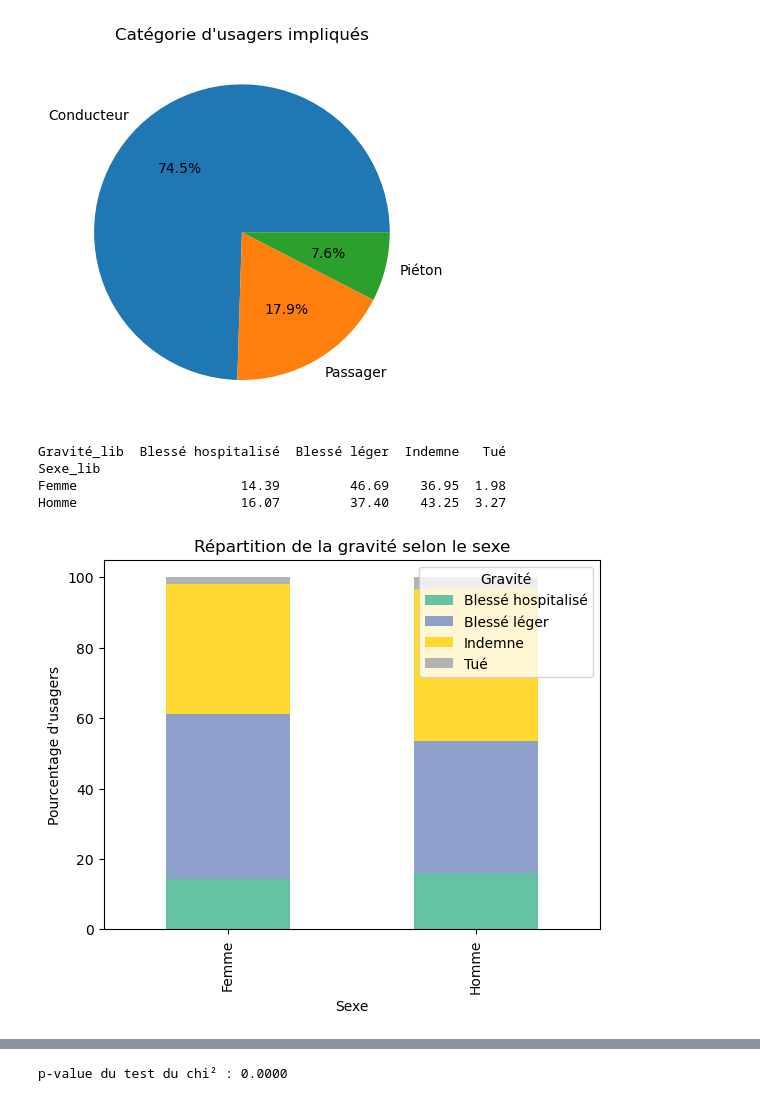
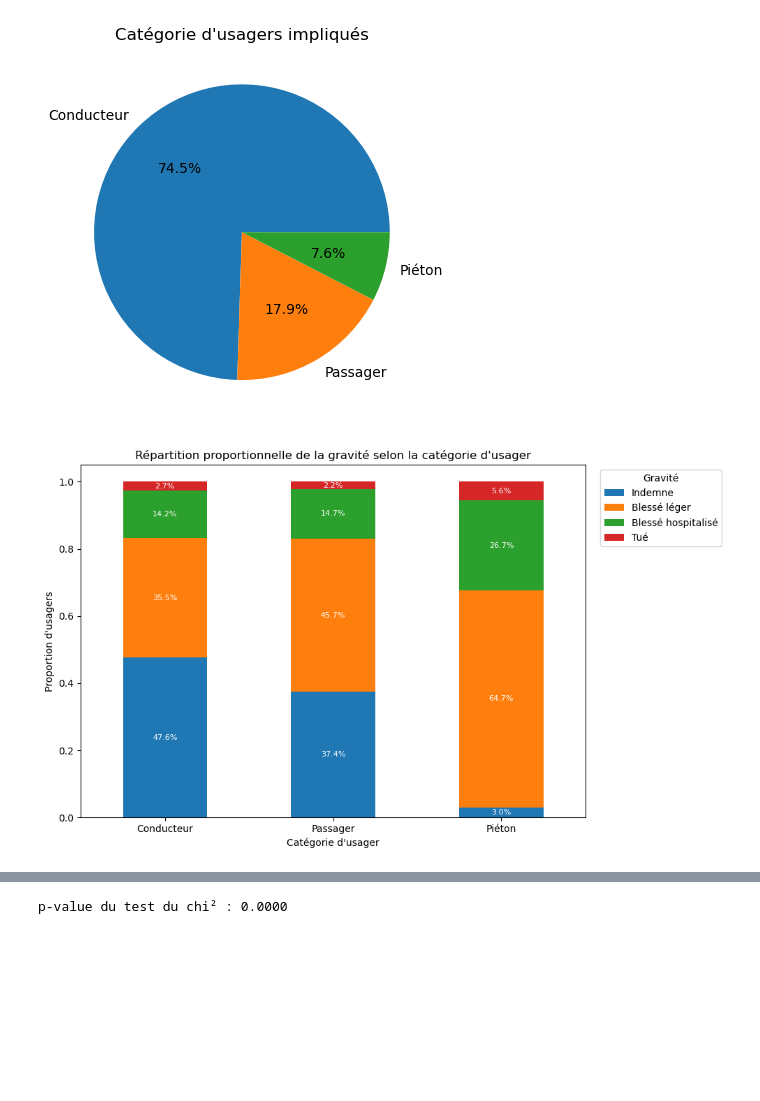
Before and after one commit to OmarELMAMOUNE/Omar-El-Mamoune-CA, a Jupyter notebook: projet stage CA/notebook projet.ipynb, the cells around one changed output, grey strips where cells are left out. Cells and saved outputs as stored; diff of their text form; code cells hidden in the pictures; blank space fills up the shorter version.

```diff
--- a/projet stage CA/notebook projet.ipynb
+++ b/projet stage CA/notebook projet.ipynb
@@ -275,23 +323,48 @@ grav_map = {
 # Appliquer le mapping
 df['Sexe_lib'] = df['sexe'].map(sex_map)
 df['Gravité_lib'] = df['grav'].map(grav_map)
-# %%
-# Comptage croisé gravité par sexe
-cross_tab = pd.crosstab(df['Sexe_lib'], df['Gravité_lib'], normalize='index') * 100
-print(cross_tab.round(2))
-# %% [output]
-Gravité_lib  Blessé hospitalisé  Blessé léger  Indemne   Tué
-Sexe_lib
-Femme                     14.39         46.69    36.95  1.98
-Homme                     16.07         37.40    43.25  3.27
-# %%
-import matplotlib.pyplot as plt
-
-cross_tab.plot(kind='bar', stacked=True, colormap='Set2')
-plt.title("Répartition de la gravité selon le sexe")
-plt.xlabel("Sexe")
-plt.ylabel("Pourcentage d'usagers")
-plt.legend(title="Gravité")
-plt.show()
-# %% [output]
-[figure, removed]
+# %%
+# 1. Mapping des labels
+catu_labels = {
+    1: 'Conducteur',
+    2: 'Passager',
+    3: 'Piéton'
+}
+df['catu_label'] = df['catu'].map(catu_labels)
+
+# 2. Table de contingence et proportions
+tab = pd.crosstab(df['catu_label'], df['Gravité_lib'])
+tab_prop = tab.div(tab.sum(axis=1), axis=0)
+
+# 3. Tracé du bar chart empilé
+fig, ax = plt.subplots(figsize=(10,6))
+tab_prop.plot(
+    kind='bar',
+    stacked=True,
+    ax=ax,
+    legend=True
+)
+
+ax.set_title("Répartition proportionnelle de la gravité selon la catégorie d'usager")
+ax.set_xlabel("Catégorie d'usager")
+ax.set_ylabel("Proportion d'usagers")
+ax.legend(title="Gravité", bbox_to_anchor=(1.02, 1), loc='upper left')
+plt.xticks(rotation=0)
+
+# 4. Ajout des annotations en pourcentage
+for patch in ax.patches:
+    height = patch.get_height()
+    if height > 0:
+        x = patch.get_x() + patch.get_width() / 2
+        y = patch.get_y() + height / 2
+        ax.text(
+            x, y,
+            f"{height*100:.1f}%",
+            ha='center', va='center',
+            fontsize=8, color='white'
+        )
+
+plt.tight_layout()
+plt.show()
+# %% [output]
+[figure, added]
```
Also changed, not shown: parts of 18 cells of this notebook.
